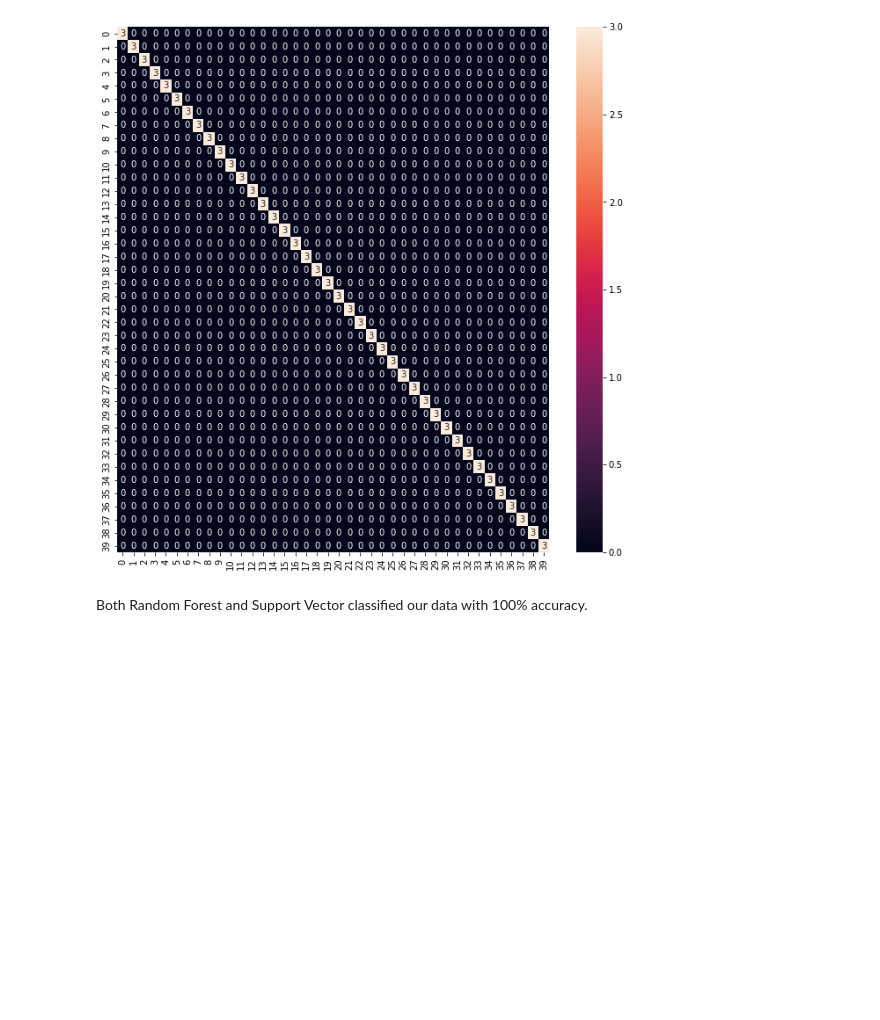
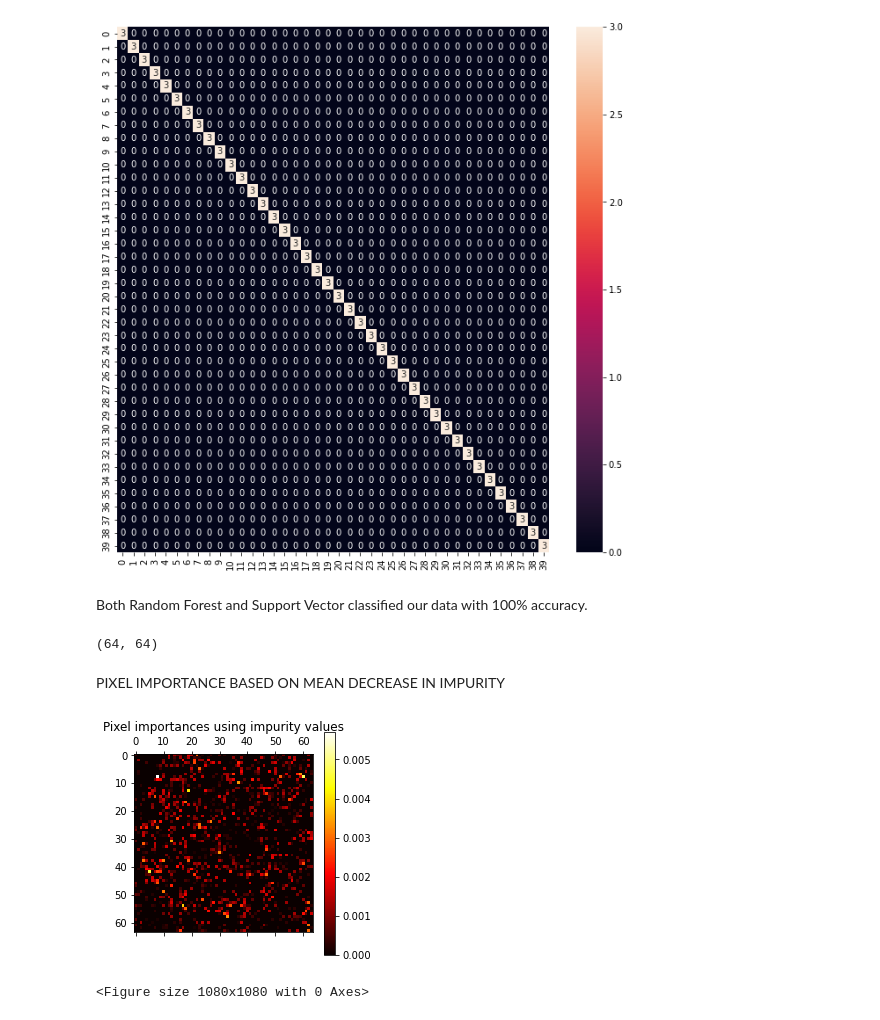
Before and after one commit to Okezzi/SVM-and-RF-on-MNIST-Dataset, a Jupyter notebook: SVM_RF_Olivetti_Faces.ipynb, the cells around one changed output. Drawn from its saved outputs; the diff is of its cells as text; code cells hidden in the pictures; blank space fills up the shorter version.

Commit message:
pixel mportance for classification

```diff
--- a/SVM_RF_Olivetti_Faces.ipynb
+++ b/SVM_RF_Olivetti_Faces.ipynb
@@ -722,3 +723,28 @@ weighted avg       1.00      1.00      1.00       120
 [figure]
 # %% [markdown]
 Both Random Forest and Support Vector classified our data with 100% accuracy.
+# %%
+faces.images[0].shape
+# %% [output]
+(64, 64)
+# %% [markdown]
+PIXEL IMPORTANCE BASED ON MEAN DECREASE IN IMPURITY
+# %%
+# re-build our random forest classifier with the best parameters
+#fig,axis = plt.subplots(1,2)
+rfc = RandomForestClassifier(n_estimators=72, max_features= 'log2')
+rfc.fit(X[:100,:],y[:100])
+img_shape = faces.images[0].shape
+
+image = X[4,:].reshape(img_shape)
+
+importances = rfc.feature_importances_.reshape(img_shape)
+
+plt.matshow(importances, cmap=plt.cm.hot)
+plt.title("Pixel importances using impurity values")
+plt.colorbar()
+plt.figure(figsize=(15,15))
+plt.show()
+# %% [output]
+[figure, added]
+<Figure size 1080x1080 with 0 Axes>
```
Also changed, not shown: parts of 4 cells of this notebook.
